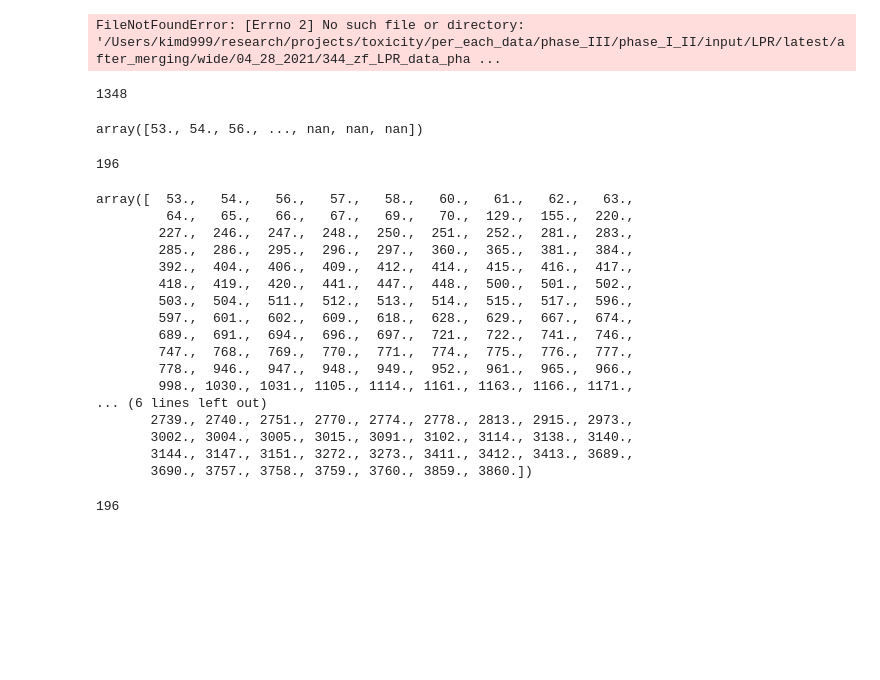
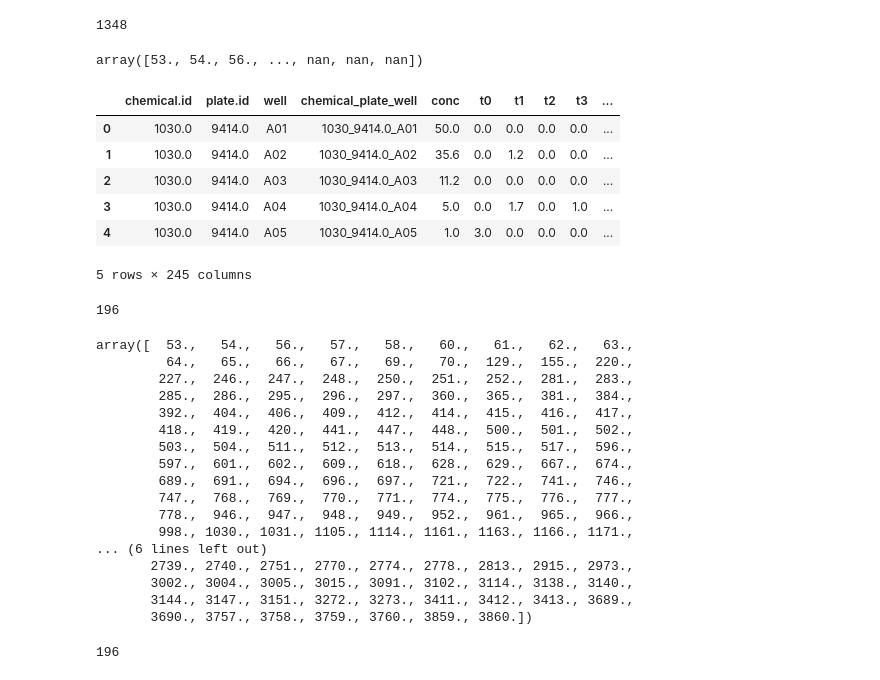
Before and after one commit to PNNL-CompBio/srpAnalytics, a Jupyter notebook: code/latest/2_bmd/2_bmd_cal_itself/latest/phase_I_II/LPR/240_timepoints/all_conc/phase_I_II_LPR_240_timepoints_all_conc_wide2dicho.ipynb, the cells around one changed output. Saved outputs shown, nothing was run; the diff lists cells and outputs as text; code cells hidden in the pictures; blank space fills up the shorter version.

```diff
--- a/code/latest/2_bmd/2_bmd_cal_itself/latest/phase_I_II/LPR/240_timepoints/all_conc/phase_I_II_LPR_240_timepoints_all_conc_wide2dicho.ipynb
+++ b/code/latest/2_bmd/2_bmd_cal_itself/latest/phase_I_II/LPR/240_timepoints/all_conc/phase_I_II_LPR_240_timepoints_all_conc_wide2dicho.ipynb
@@ -34,16 +34,24 @@ print (starting_dir)
 # %%
 # mac       - phase I && II - LPR - after_merging - 240 timepoints
 # (made on 4/28/2021 in constance)
-complete_file_path = '/Users/kimd999/research/projects/toxicity/per_each_data/phase_III/phase_I_II/input/LPR/latest/after_merging/wide/04_28_2021/344_zf_LPR_data_phase_1_2_2020JUNE25_updated_plate_id_for_TX_tall_fixed_full_240_timepoints_wide_full.csv'
+complete_file_path = '/Users/kimd999/research/projects/toxicity/per_each_data/phase_I_II_III/phase_I_II/input/LPR/latest/after_merging/wide/04_28_2021/344_zf_LPR_data_phase_1_2_2020JUNE25_updated_plate_id_for_TX_tall_fixed_full_240_timepoints_wide_full.csv'
 # 196 unique chemicals
 
 # constance
 #complete_file_path = '/people/kimd999/tox/phase_I_II/LPR/input/wide/2021_04_28/344_zf_LPR_data_phase_1_2_2020JUNE25_updated_plate_id_for_TX_tall_fixed_full_240_timepoints_wide_t0_t239_full.csv'
 
 df_lpr = pd.read_csv(complete_file_path, header = 0)
 display(df_lpr.head())
 # %% [output]
-FileNotFoundError: [Errno 2] No such file or directory: '/Users/kimd999/research/projects/toxicity/per_each_data/phase_III/phase_I_II/input/LPR/latest/after_merging/wide/04_28_2021/344_zf_LPR_data_pha ...
+1348
+array([53., 54., 56., ..., nan, nan, nan])
+|  | chemical.id | plate.id | well | chemical_plate_well | conc | t0 | t1 | t2 | t3 | ... |
+| 0 | 1030.0 | 9414.0 | A01 | 1030_9414.0_A01 | 50.0 | 0.0 | 0.0 | 0.0 | 0.0 | ... |
+| 1 | 1030.0 | 9414.0 | A02 | 1030_9414.0_A02 | 35.6 | 0.0 | 1.2 | 0.0 | 0.0 | ... |
+| 2 | 1030.0 | 9414.0 | A03 | 1030_9414.0_A03 | 11.2 | 0.0 | 0.0 | 0.0 | 0.0 | ... |
+| 3 | 1030.0 | 9414.0 | A04 | 1030_9414.0_A04 | 5.0 | 0.0 | 1.7 | 0.0 | 1.0 | ... |
+| 4 | 1030.0 | 9414.0 | A05 | 1030_9414.0_A05 | 1.0 | 3.0 | 0.0 | 0.0 | 0.0 | ... |
+5 rows × 245 columns
 # %%
 display(len(np.unique(df_lpr['chemical.id'])))
 display(np.unique(df_lpr['chemical.id']))
@@ -53,26 +61,24 @@ df_lpr = df_lpr[df_lpr['chemical.id'].notna()]
 display(len(np.unique(df_lpr['chemical.id'])))
 display(np.unique(df_lpr['chemical.id']))
 # %% [output]
-1348
+196
-array([53., 54., 56., ..., nan, nan, nan])
+array([  53.,   54.,   56.,   57.,   58.,   60.,   61.,   62.,   63.,
+         64.,   65.,   66.,   67.,   69.,   70.,  129.,  155.,  220.,
+        227.,  246.,  247.,  248.,  250.,  251.,  252.,  281.,  283.,
+        285.,  286.,  295.,  296.,  297.,  360.,  365.,  381.,  384.,
+        392.,  404.,  406.,  409.,  412.,  414.,  415.,  416.,  417.,
+        418.,  419.,  420.,  441.,  447.,  448.,  500.,  501.,  502.,
+        503.,  504.,  511.,  512.,  513.,  514.,  515.,  517.,  596.,
+        597.,  601.,  602.,  609.,  618.,  628.,  629.,  667.,  674.,
+        689.,  691.,  694.,  696.,  697.,  721.,  722.,  741.,  746.,
+        747.,  768.,  769.,  770.,  771.,  774.,  775.,  776.,  777.,
+        778.,  946.,  947.,  948.,  949.,  952.,  961.,  965.,  966.,
+        998., 1030., 1031., 1105., 1114., 1161., 1163., 1166., 1171.,
+... (6 lines left out)
+       2739., 2740., 2751., 2770., 2774., 2778., 2813., 2915., 2973.,
+       3002., 3004., 3005., 3015., 3091., 3102., 3114., 3138., 3140.,
+       3144., 3147., 3151., 3272., 3273., 3411., 3412., 3413., 3689.,
+       3690., 3757., 3758., 3759., 3760., 3859., 3860.])
-196
-array([  53.,   54.,   56.,   57.,   58.,   60.,   61.,   62.,   63.,
-         64.,   65.,   66.,   67.,   69.,   70.,  129.,  155.,  220.,
-        227.,  246.,  247.,  248.,  250.,  251.,  252.,  281.,  283.,
-        285.,  286.,  295.,  296.,  297.,  360.,  365.,  381.,  384.,
-        392.,  404.,  406.,  409.,  412.,  414.,  415.,  416.,  417.,
-        418.,  419.,  420.,  441.,  447.,  448.,  500.,  501.,  502.,
-        503.,  504.,  511.,  512.,  513.,  514.,  515.,  517.,  596.,
-        597.,  601.,  602.,  609.,  618.,  628.,  629.,  667.,  674.,
-        689.,  691.,  694.,  696.,  697.,  721.,  722.,  741.,  746.,
-        747.,  768.,  769.,  770.,  771.,  774.,  775.,  776.,  777.,
-        778.,  946.,  947.,  948.,  949.,  952.,  961.,  965.,  966.,
-        998., 1030., 1031., 1105., 1114., 1161., 1163., 1166., 1171.,
-... (6 lines left out)
-       2739., 2740., 2751., 2770., 2774., 2778., 2813., 2915., 2973.,
-       3002., 3004., 3005., 3015., 3091., 3102., 3114., 3138., 3140.,
-       3144., 3147., 3151., 3272., 3273., 3411., 3412., 3413., 3689.,
-       3690., 3757., 3758., 3759., 3760., 3859., 3860.])
 # %%
 # preprocess chemical ids
 df_lpr['chemical.id'] = (df_lpr['chemical.id'].values).astype(int)
```
Also changed, not shown: parts of 1 cell of this notebook.
